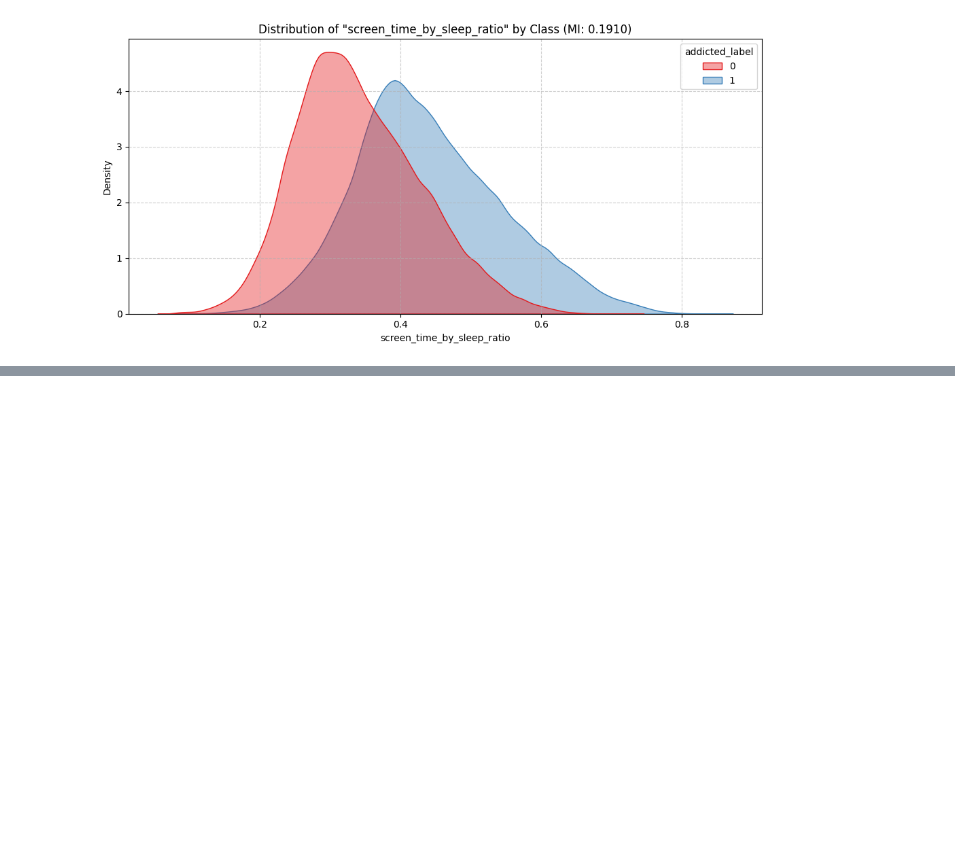
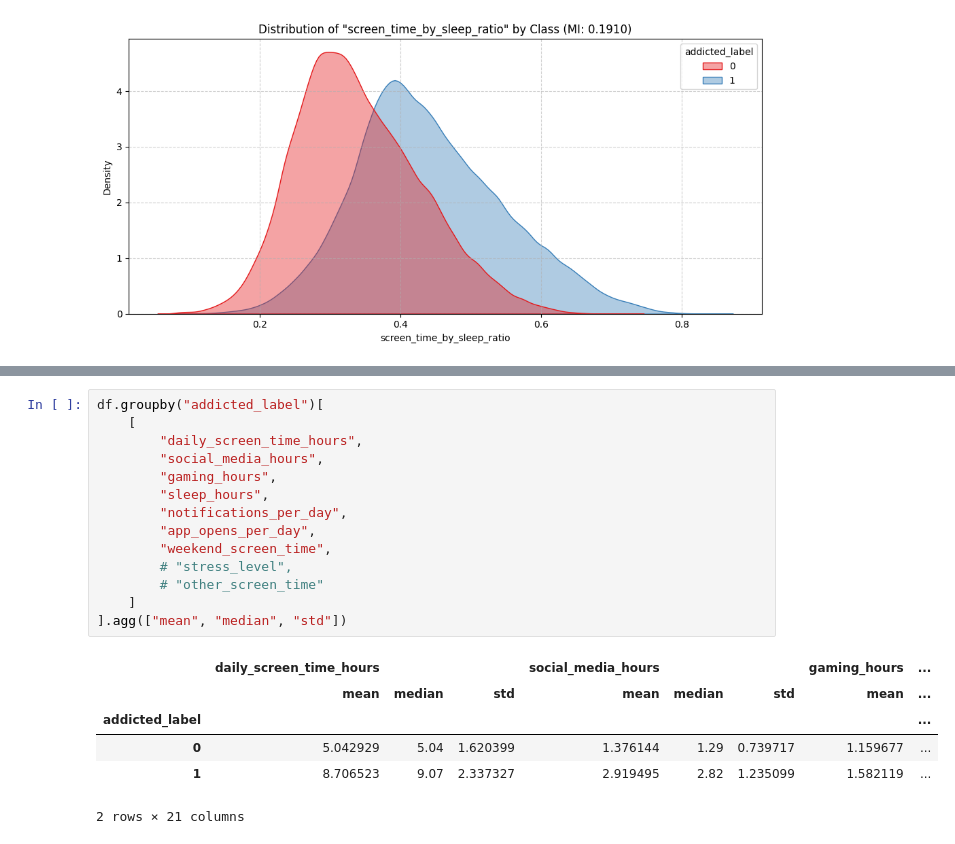
Before and after one commit to cringe-syco/ML, a Jupyter notebook: data/smartphone_addiction/initial.ipynb, the cells around one changed output, grey strips where cells are left out. Drawn from its saved outputs; the diff is of its cells as text; blank space fills up the shorter version.

```diff
--- a/data/smartphone_addiction/initial.ipynb
+++ b/data/smartphone_addiction/initial.ipynb
@@ -1445,0 +1781,21 @@ RECOMMENDATION: Highly Promising. Low redundancy and clear target relationship.
+# %%
+df.groupby("addicted_label")[
+    [
+        "daily_screen_time_hours",
+        "social_media_hours",
+        "gaming_hours",
+        "sleep_hours",
+        "notifications_per_day",
+        "app_opens_per_day",
+        "weekend_screen_time",
+        # "stress_level",
+        # "other_screen_time"
+    ]
+].agg(["mean", "median", "std"])
+# %% [output]
+|  | daily_screen_time_hours |  |  | social_media_hours |  |  | gaming_hours | ... |
+|  | mean | median | std | mean | median | std | mean | ... |
+| addicted_label |  |  |  |  |  |  |  | ... |
+| 0 | 5.042929 | 5.04 | 1.620399 | 1.376144 | 1.29 | 0.739717 | 1.159677 | ... |
+| 1 | 8.706523 | 9.07 | 2.337327 | 2.919495 | 2.82 | 1.235099 | 1.582119 | ... |
+2 rows × 21 columns
```
Also changed, not shown: parts of 18 cells of this notebook, 3 other files.
